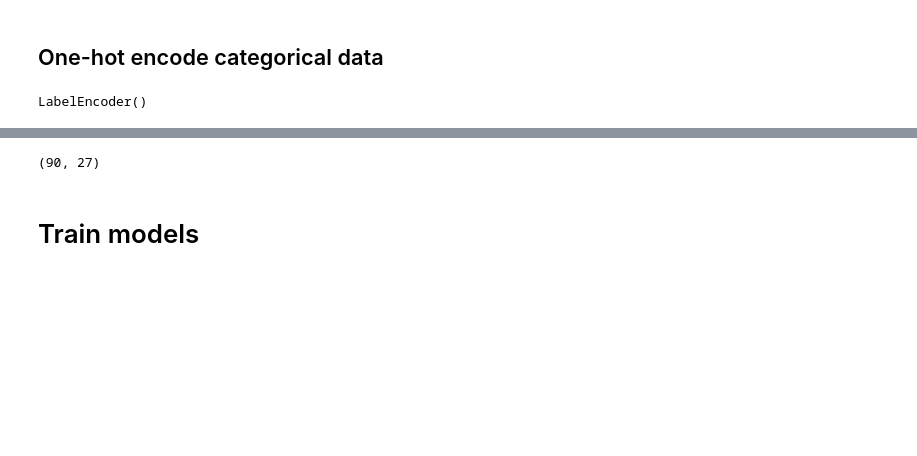
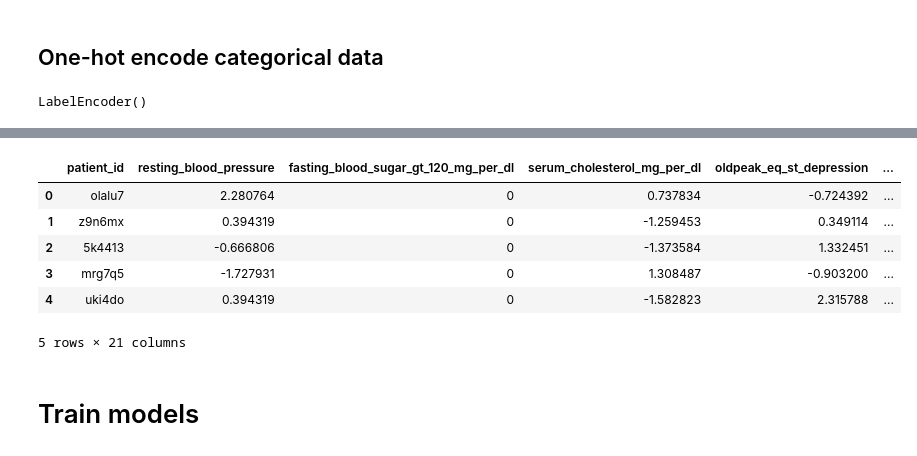
Before and after one commit to abarnes12/drivendata, a Jupyter notebook: ml_with_a_heart/notebooks/analysis.ipynb, the cells around one changed output, grey strips where cells are left out. Cells and saved outputs as stored; diff of their text form; code cells hidden in the pictures; blank space fills up the shorter version.

```diff
--- a/ml_with_a_heart/notebooks/analysis.ipynb
+++ b/ml_with_a_heart/notebooks/analysis.ipynb
@@ -146,7 +156,13 @@ df_x.head()
 # %%
-df_x_test.shape
+df_x_test.head()
 # %% [output]
+|  | patient_id | resting_blood_pressure | fasting_blood_sugar_gt_120_mg_per_dl | serum_cholesterol_mg_per_dl | oldpeak_eq_st_depression | ... |
+| 0 | olalu7 | 2.280764 | 0 | 0.737834 | -0.724392 | ... |
+| 1 | z9n6mx | 0.394319 | 0 | -1.259453 | 0.349114 | ... |
+| 2 | 5k4413 | -0.666806 | 0 | -1.373584 | 1.332451 | ... |
+| 3 | mrg7q5 | -1.727931 | 0 | 1.308487 | -0.903200 | ... |
+| 4 | uki4do | 0.394319 | 0 | -1.582823 | 2.315788 | ... |
-(90, 27)
+5 rows × 21 columns
 # %% [markdown]
 # Train models
 # %% [markdown]
```
Also changed, not shown: parts of 34 cells of this notebook, 2 other files.
